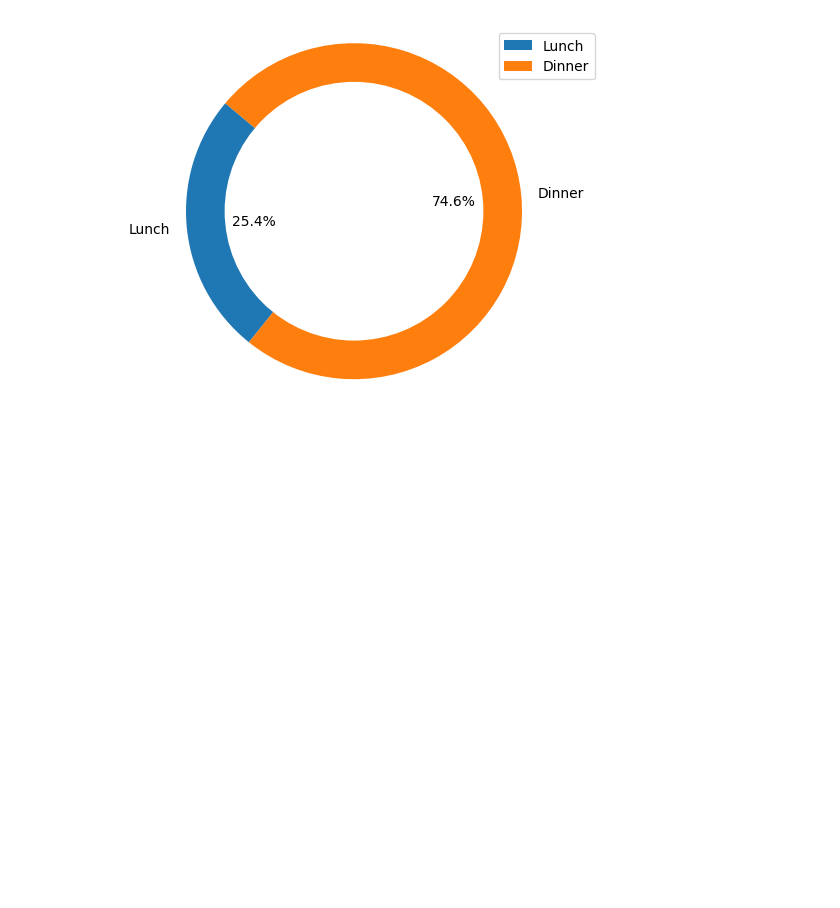
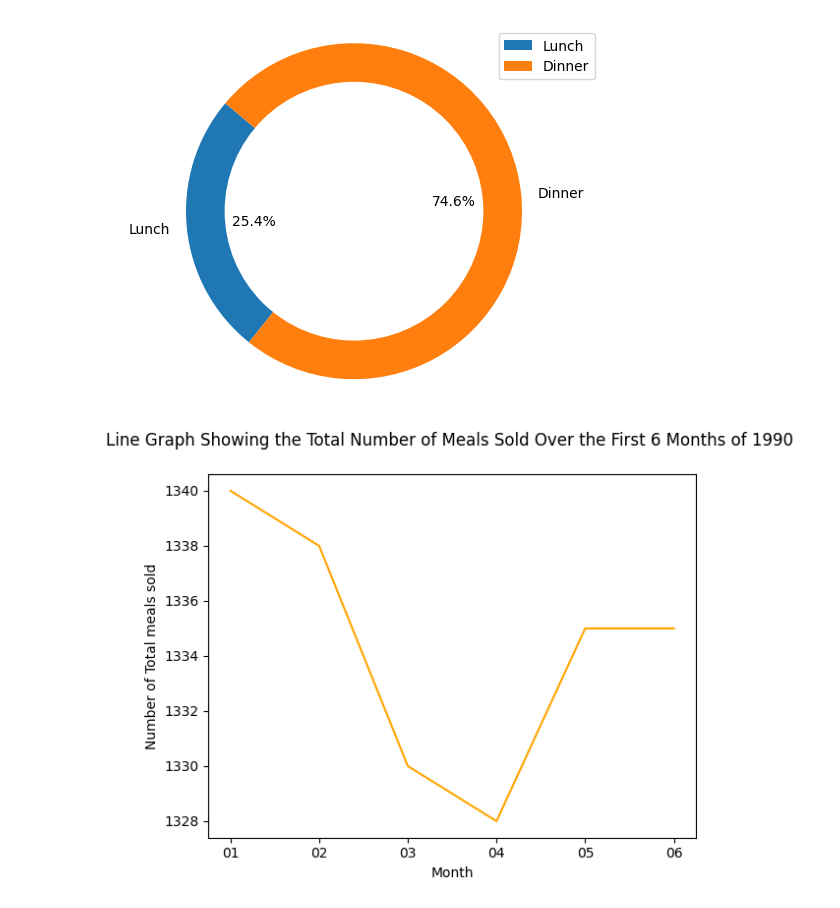
Before and after one commit to RealElvince/alx, a Jupyter notebook: notebooks/plot.ipynb, the cells around one changed output. Cells and saved outputs as stored; diff of their text form; code cells hidden in the pictures; blank space fills up the shorter version.

Commit message:
change line graph color to orange

```diff
--- a/notebooks/plot.ipynb
+++ b/notebooks/plot.ipynb
@@ -94,3 +94,26 @@ plt.axis('equal')
 plt.show()
 # %% [output]
 [figure]
+# %%
+total_meals = {'31/01/1990': 1340, '28/02/1990': 1338, '31/03/1990': 1330, '30/04/1990': 1328, '31/05/1990': 1335, '30/06/1990': 1335}
+# %%
+# Extract the dates (the dictionary keys of our data in this case)
+dates = list(total_meals.keys())
+
+# Extract the month from each date string
+x_ax = [date[3:5] for date in dates]
+
+# Extract the total number of meals consumed on each date as a Python list
+y_ax = list(total_meals.values())
+
+# Plot the line graph.
+plt.plot(x_ax, y_ax, color='orange')
+
+# Set axis and graph titles.
+plt.xlabel('Month')
+plt.ylabel('Number of Total meals sold')
+plt.title('Line Graph Showing the Total Number of Meals Sold Over the First 6 Months of 1990 \n')
+
+plt.show()
+# %% [output]
+[figure, added]
```
